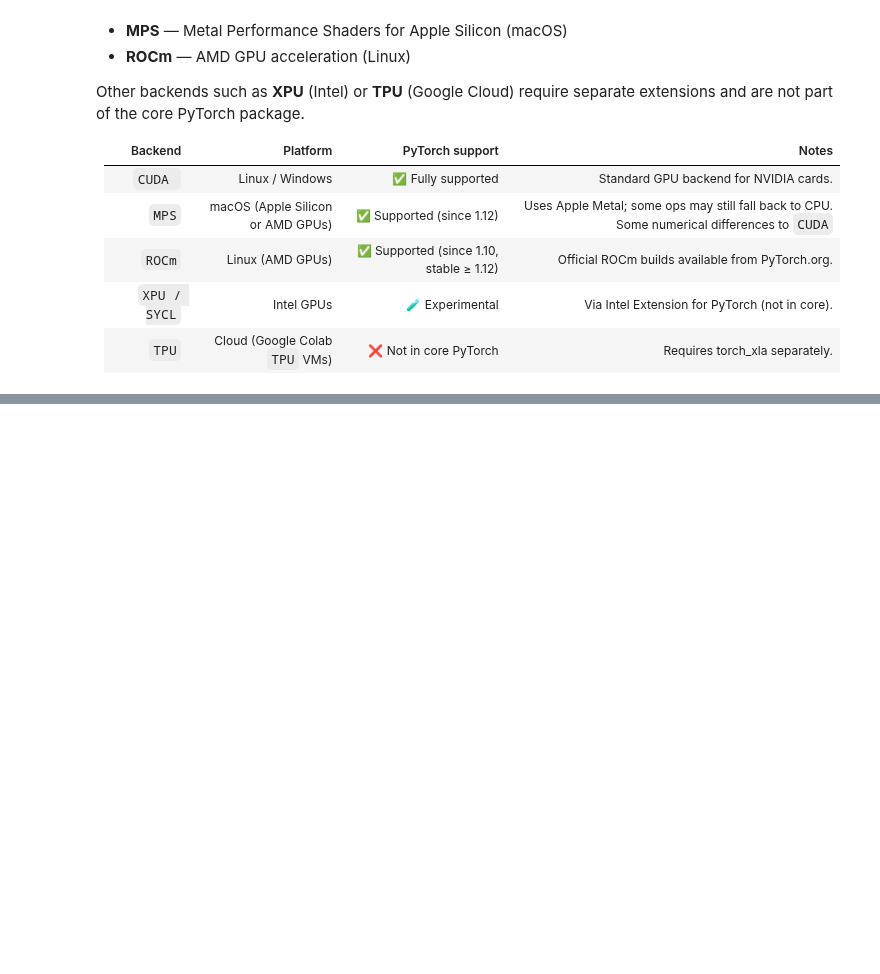
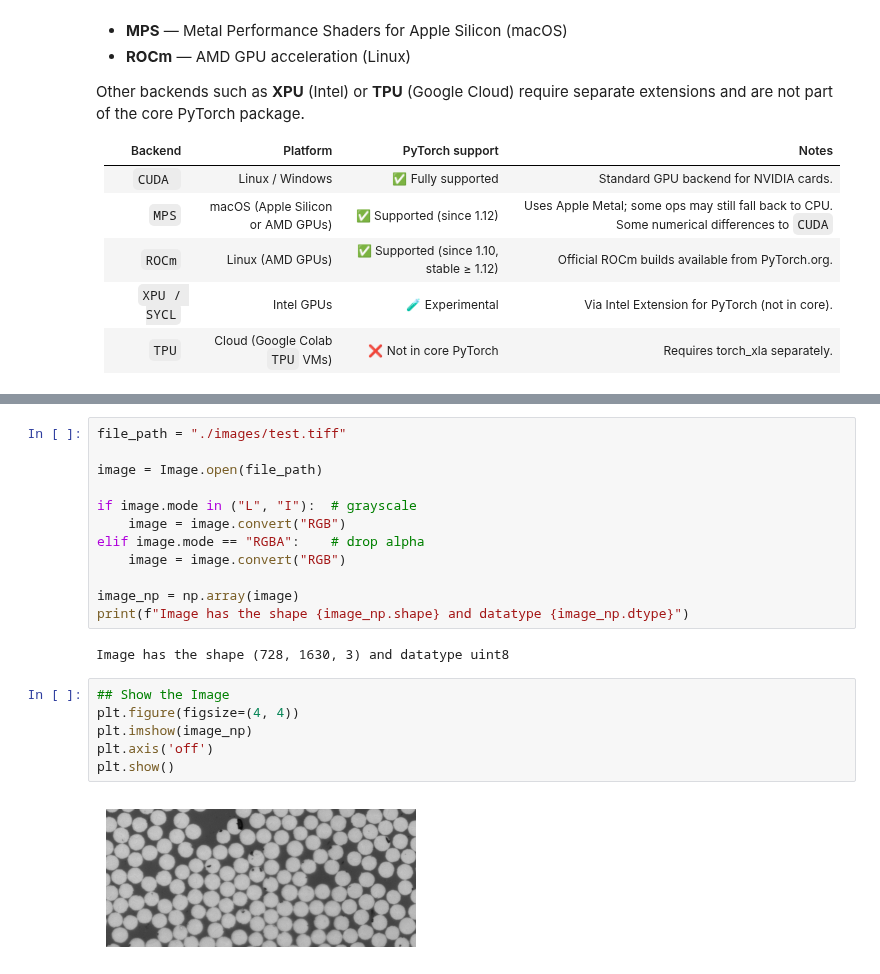
Before and after one commit to choROPeNt/segment-anything-2, a Jupyter notebook: notebooks/colab_analysis.ipynb, the cells around one changed output, grey strips where cells are left out. Drawn from its saved outputs; the diff is of its cells as text; blank space fills up the shorter version.

```diff
--- a/notebooks/colab_analysis.ipynb
+++ b/notebooks/colab_analysis.ipynb
@@ -98,0 +120,22 @@ from sam2.addons import show_anns
+# %%
+file_path = "./images/test.tiff"
+
+image = Image.open(file_path)
+
+if image.mode in ("L", "I"):  # grayscale
+    image = image.convert("RGB")
+elif image.mode == "RGBA":    # drop alpha
+    image = image.convert("RGB")
+
+image_np = np.array(image)
+print(f"Image has the shape {image_np.shape} and datatype {image_np.dtype}")
+# %% [output]
+Image has the shape (728, 1630, 3) and datatype uint8
+# %%
+## Show the Image
+plt.figure(figsize=(4, 4))
+plt.imshow(image_np)
+plt.axis('off')
+plt.show()
+# %% [output]
+[figure, added]
```
Also changed, not shown: parts of 15 cells of this notebook.
